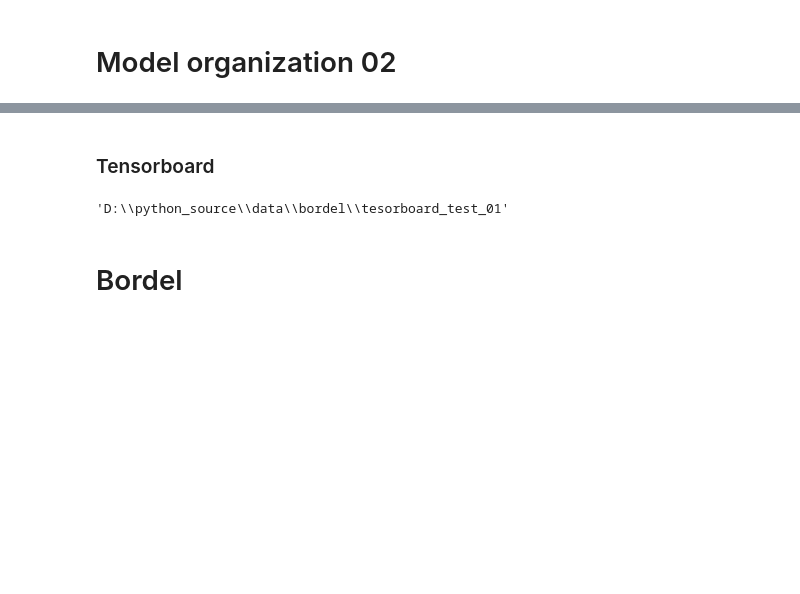
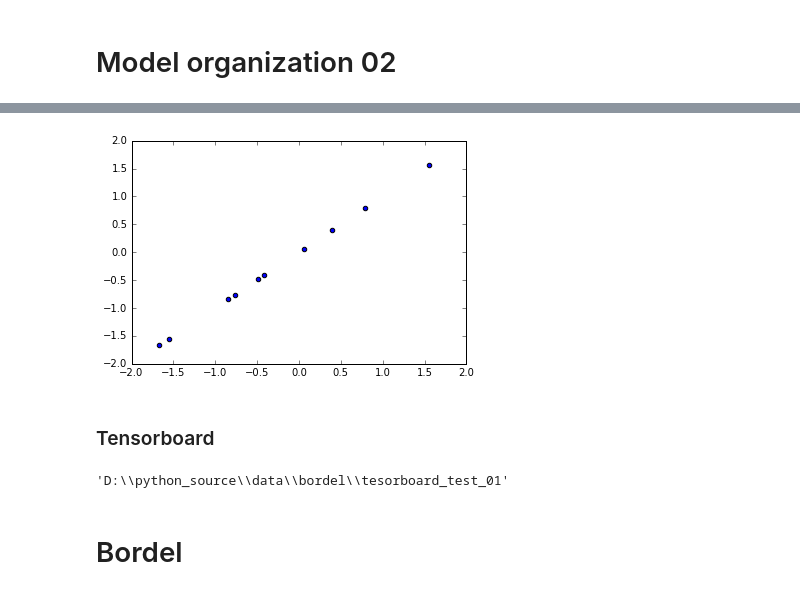
Before and after one commit to PistaSaki/python_bordel_01, a Jupyter notebook: tensorflow name scopes - model organization example.ipynb, the cells around one changed output, grey strips where cells are left out. Saved outputs shown, nothing was run; the diff lists cells and outputs as text; code cells hidden in the pictures; blank space fills up the shorter version.

```diff
--- a/tensorflow name scopes - model organization example.ipynb
+++ b/tensorflow name scopes - model organization example.ipynb
@@ -127,0 +129,36 @@ yy.piplot()
+# %%
+def namescope_method(fun):
+    @wraps(fun)
+    def wrapped(self, *args, **kwargs):
+        name = "{}.{}".format(self.name, fun.__name__)
+        with tf.name_scope(name):
+            return fun(self, *args, **kwargs)
+    return wrapped
+# %%
+class AffineModel_03:
+    def __init__(self, name):
+        self.name = name
+        with tf.variable_scope(name):
+            self.a = tf.get_variable(name = "a", dtype = floatX, initializer = 1.0)
+            self.b = tf.get_variable(name = "b", dtype = floatX, initializer = 0.0)
+
+    @namescope_method
+    def predict(self, x):
+        a, b = self.a, self.b
+        x = tf.identity(x, name= "x")
+        linear_part = tf.multiply(a, x, "linear_part")
+        y = tf.identity(linear_part + b, "y")
+
+        y.piplot = lambda feed_dict = None: self.plot_calculation(x, y, feed_dict)
+
+        return y
+
+    def plot_calculation(box, x, y, feed_dict = None):
+        xxx, yyy = sess.run([x, y], feed_dict)
+
+        pl.scatter(xxx, yyy)
+# %%
+model = AffineModel_03("affine_model_03")
+# %%
+yy1 = model.predict(x = xx1)
+yy2 = model.predict(x = xx2)
@@ -128,3 +167,7 @@ yy.piplot()
+# %%
+yy1.piplot()
+# %% [output]
+[figure, added]
 # %% [markdown]
 ### Tensorboard
 # %%
```
Also changed, not shown: parts of 65 cells of this notebook, 6 other files.
